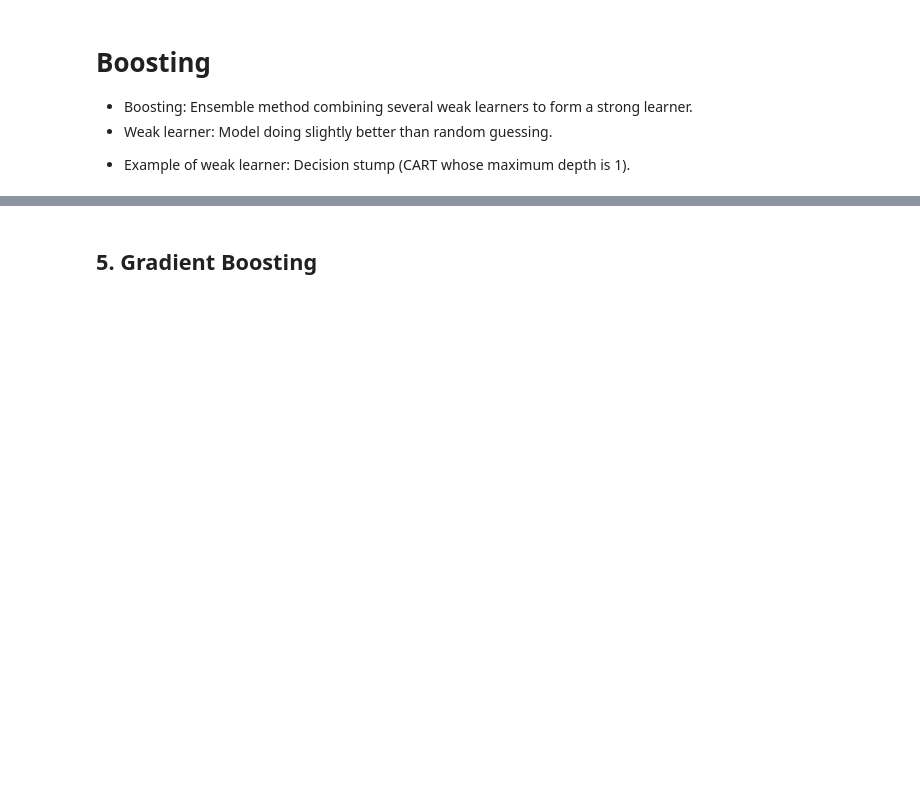
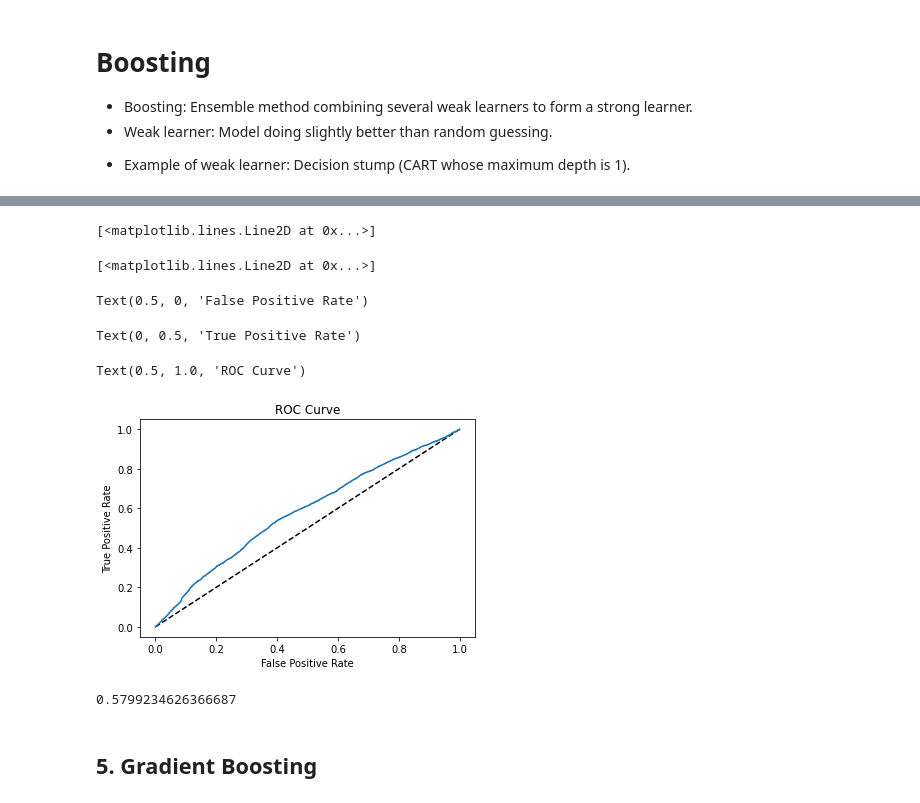
Before and after one commit to asaadkhattab/MedicalAppointmentNoShowsCapstone, a Jupyter notebook: 5_Modeling.ipynb, the cells around one changed output, grey strips where cells are left out. Cells and saved outputs as stored; diff of their text form; code cells hidden in the pictures; blank space fills up the shorter version.

```diff
--- a/5_Modeling.ipynb
+++ b/5_Modeling.ipynb
@@ -303,17 +312,0 @@ AUC scores computed using 5-fold cross-validation: [0.64286463 0.63418693 0.6275
-# %%
-# Setup the hyperparameter grid
-c_space = np.logspace(-5, 8, 15)
-param_grid = {'C': c_space}
-
-# Instantiate a logistic regression classifier: logreg
-logreg = LogisticRegression(solver='lbfgs', max_iter=2000, class_weight='balanced')
-
-# Instantiate the GridSearchCV object: logreg_cv
-logreg_cv = GridSearchCV(logreg, param_grid,cv=5)
-
-# Fit it to the data
-logreg_cv.fit(X_train,y_train)
-
-# Print the tuned parameters and score
-print("Tuned Logistic Regression Parameters: {}".format(logreg_cv.best_params_))
-print("Best score is {}".format(logreg_cv.best_score_))
@@ -349,8 +317,10 @@ Best score is 0.7980944108791878
 # %%
 gaussian = GaussianNB()
 gaussian.fit(X_train, y_train)
+
 #Predict Output
-y_pred= gaussian.predict(X_test)
+y_pred = gaussian.predict(X_test)
+y_pred_prob = gaussian.predict_proba(X_test)[:,1]
 
 gauss_score = round(gaussian.score(X_train, y_train) * 100, 2)
 gauss_test_score = round(gaussian.score(X_test, y_test) * 100, 2)
@@ -358,7 +328,12 @@ gauss_test_score = round(gaussian.score(X_test, y_test) * 100, 2)
 print(confusion_matrix(y_test,y_pred))
 print(classification_report(y_test,y_pred))
 
+
 print('Gaussian Score: \n', gauss_score)
 print('Gaussian Test Score: \n', gauss_test_score)
 print('Accuracy: \n', accuracy_score(y_test,y_pred))
+
+#Checking performance on our model with ROC Score.
+gauss_roc_score = round(roc_auc_score(y_test, y_pred_prob)*100,3)
+print("ROC Score:", gauss_roc_score)
 # %% [output]
@@ -411,3 +416,24 @@ AdaBoost Test Score:  79.54
+# %%
+# Generate ROC curve values: fpr, tpr, thresholds
+fpr,tpr, thresholds = roc_curve(y_test,y_pred_prob)
+
+# Plot ROC curve
+plt.plot([0, 1], [0, 1], 'k--')
+plt.plot(fpr,tpr)
+plt.xlabel('False Positive Rate')
+plt.ylabel('True Positive Rate')
+plt.title('ROC Curve')
+plt.show()
+
+auc(fpr, tpr)
+# %% [output]
+[<matplotlib.lines.Line2D at 0x...>]
+[<matplotlib.lines.Line2D at 0x...>]
+Text(0.5, 0, 'False Positive Rate')
+Text(0, 0.5, 'True Positive Rate')
+Text(0.5, 1.0, 'ROC Curve')
+[figure, added]
+0.5799234626366687
 # %% [markdown]
 ## 5. Gradient Boosting
 # %%
```
Also changed, not shown: parts of 50 cells of this notebook.
